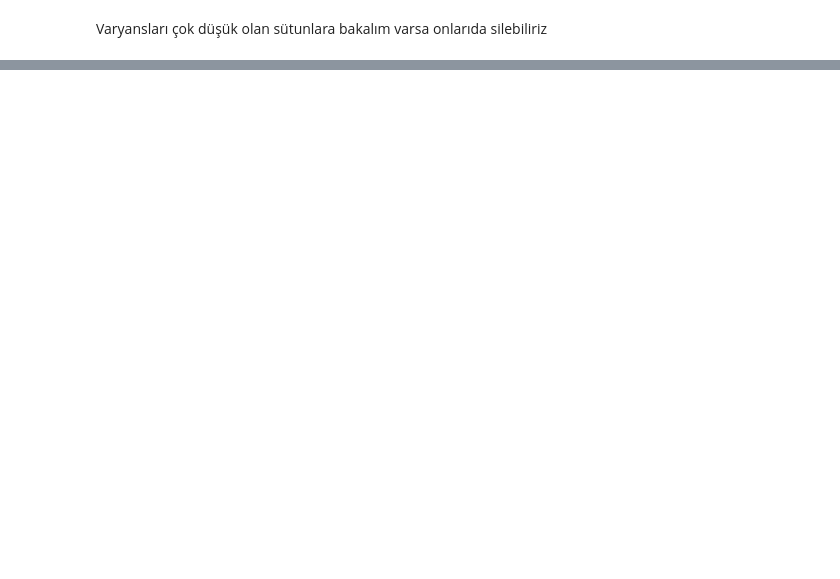
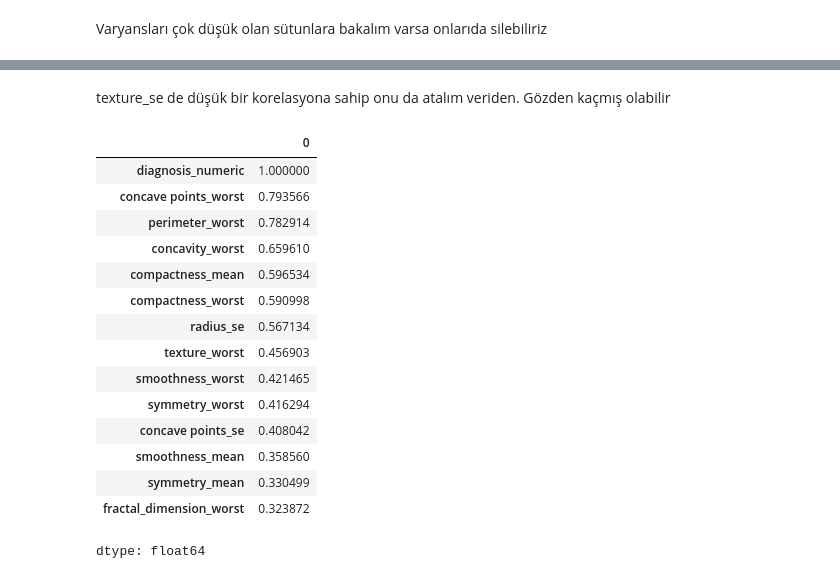
Before and after one commit to musa-fe/Classification, a Jupyter notebook: Logistic_Regression.ipynb, the cells around one changed output, grey strips where cells are left out. Cells and saved outputs as stored; diff of their text form; code cells hidden in the pictures; blank space fills up the shorter version.

```diff
--- a/Logistic_Regression.ipynb
+++ b/Logistic_Regression.ipynb
@@ -192,0 +254,22 @@ Index([], dtype='object')
+# %% [markdown]
+texture_se de düşük bir korelasyona sahip onu da atalım veriden. Gözden kaçmış olabilir
+# %%
+df_model = df_model.drop(columns=['texture_se'])
+df_model.corrwith(df_model['diagnosis_numeric']).sort_values(ascending=False)
+# %% [output]
+|  | 0 |
+| diagnosis_numeric | 1.000000 |
+| concave points_worst | 0.793566 |
+| perimeter_worst | 0.782914 |
+| concavity_worst | 0.659610 |
+| compactness_mean | 0.596534 |
+| compactness_worst | 0.590998 |
+| radius_se | 0.567134 |
+| texture_worst | 0.456903 |
+| smoothness_worst | 0.421465 |
+| symmetry_worst | 0.416294 |
+| concave points_se | 0.408042 |
+| smoothness_mean | 0.358560 |
+| symmetry_mean | 0.330499 |
+| fractal_dimension_worst | 0.323872 |
+dtype: float64
```
Also changed, not shown: parts of 15 cells of this notebook.
